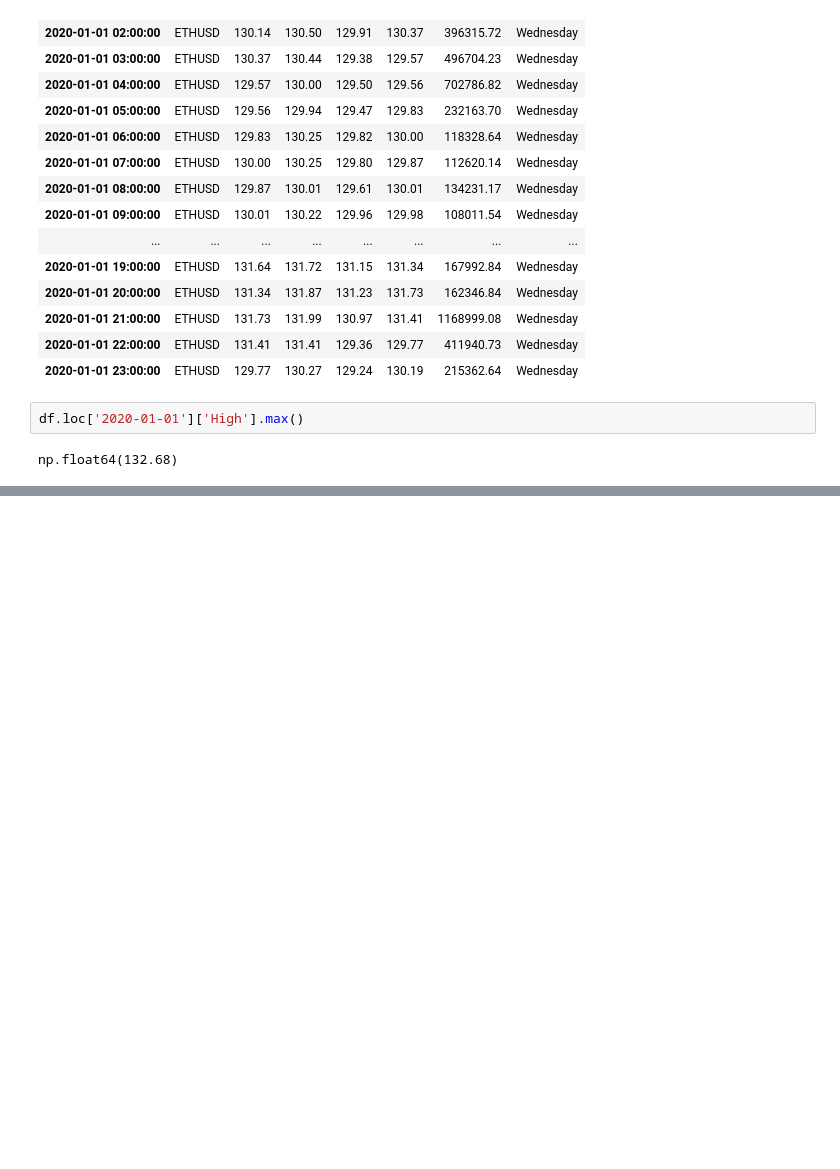
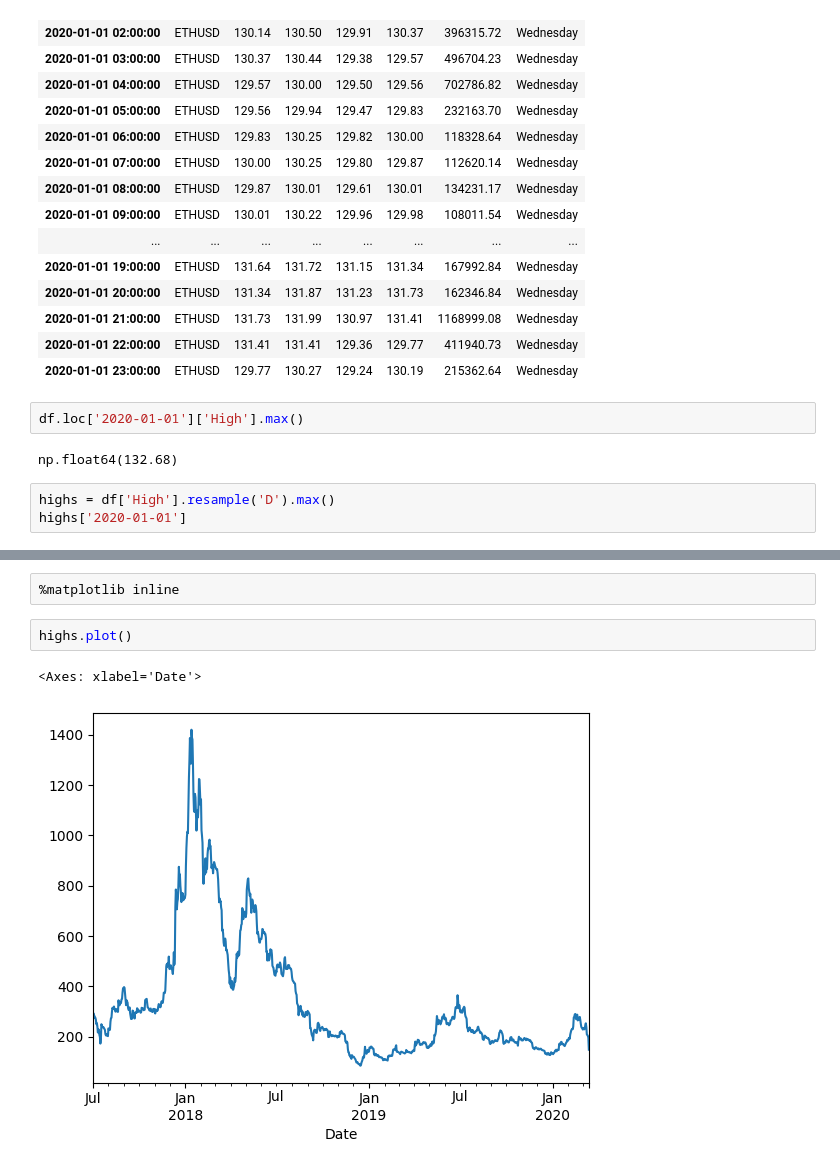
Before and after one commit to JusZhaVS/Justin_Data_Science_Projects, a Jupyter notebook: python_pandas_part_10.ipynb, the cells around one changed output, grey strips where cells are left out. Drawn from its saved outputs; the diff is of its cells as text; blank space fills up the shorter version.

```diff
--- a/python_pandas_part_10.ipynb
+++ b/python_pandas_part_10.ipynb
@@ -229,3 +229,6 @@ df.loc['2020-01' : '2020-02'].head(24)
 df.loc['2020-01-01']['High'].max()
 # %% [output]
 np.float64(132.68)
+# %%
+highs = df['High'].resample('D').max()
+highs['2020-01-01']
@@ -231,0 +252,7 @@ np.float64(132.68)
+# %%
+%matplotlib inline
+# %%
+highs.plot()
+# %% [output]
+<Axes: xlabel='Date'>
+[figure, added]
```
Also changed, not shown: parts of 4 cells of this notebook, 1 other file.
